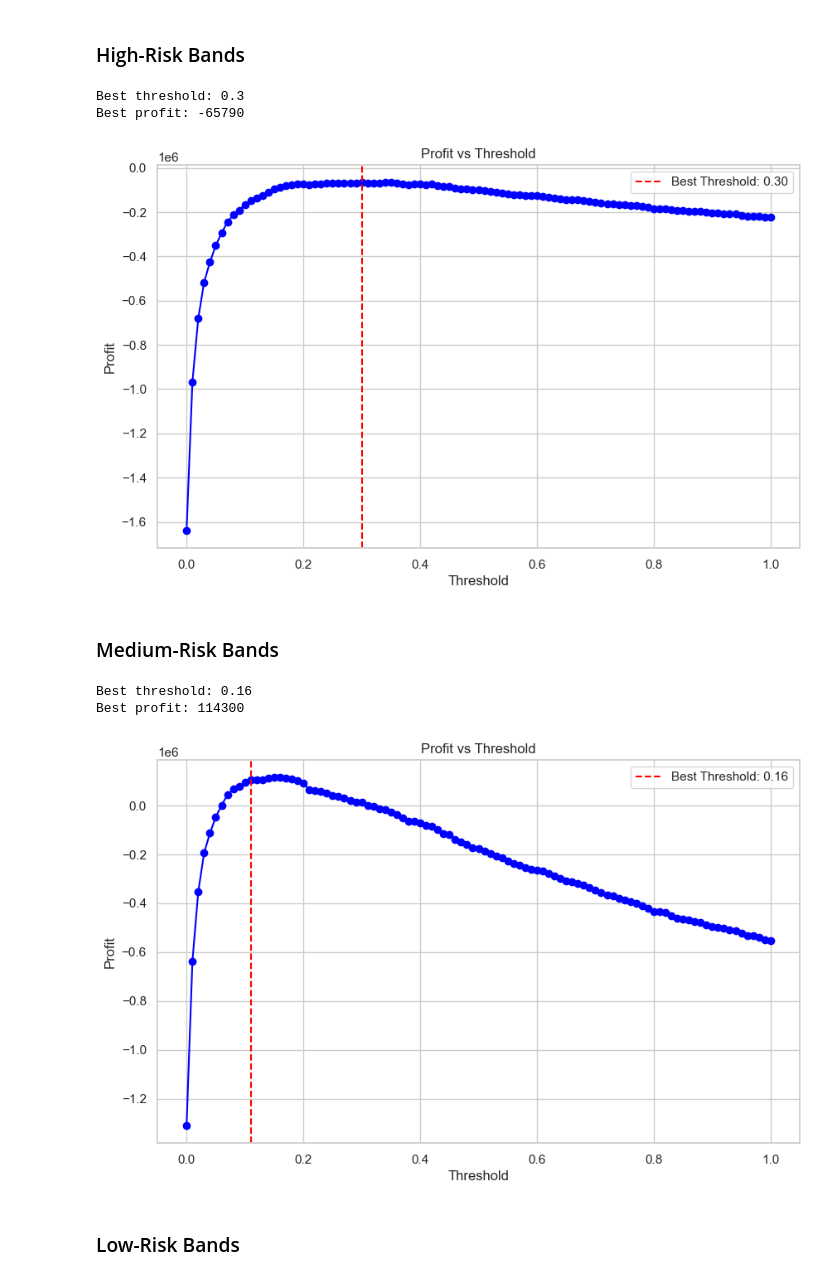
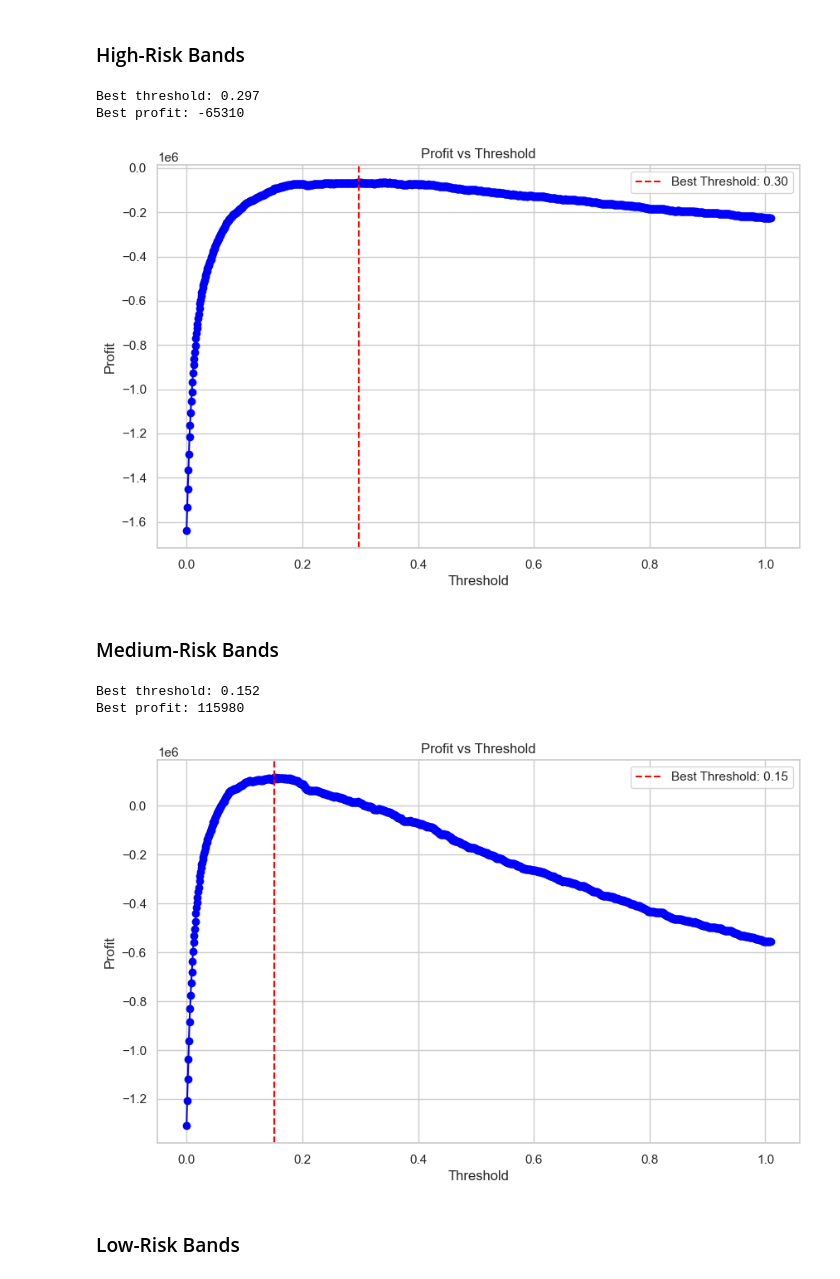
Before and after one commit to rickyjcg22/sales_success_prediction, a Jupyter notebook: model_logreg.ipynb, the cells around one changed output. Cells and saved outputs as stored; diff of their text form; code cells hidden in the pictures.

```diff
--- a/model_logreg.ipynb
+++ b/model_logreg.ipynb
@@ -206,8 +289,10 @@ Accuracy Score for Best Model: 0.8537
 ### High-Risk Bands
 # %%
 # Setting up thresholds and profit placeholder
-thresholds = np.arange(0.0, 1.01, 0.01)
+thresholds = np.arange(0.0, 1.01, 0.001)
 profits_high = []
+tp_at_best_high = []
+fn_at_best_high = []
 
 # Defining a profit function for high-risk customers
 for t in thresholds:
@@ -226,6 +311,8 @@ for t in thresholds:
 
     profit = (TP * tp_gain) - (FP * fp_cost) - (FN * fn_cost)
     profits_high.append(profit)
+    tp_at_best_high.append(TP)
+    fn_at_best_high.append(FN)
 
 best_idx_high = np.argmax(profits_high)
 best_threshold_high = thresholds[best_idx_high]
@@ -245,6 +332,6 @@ plt.legend()
 plt.grid(True)
 plt.show()
 # %% [output]
-Best threshold: 0.3
-Best profit: -65790
+Best threshold: 0.297
+Best profit: -65310
-[figure, old version]
+[figure, new version]
@@ -252,8 +342,10 @@ Best profit: -65790
 ### Medium-Risk Bands
 # %%
 # Setting up thresholds and profit placeholder
-thresholds = np.arange(0.0, 1.01, 0.01)
+thresholds = np.arange(0.0, 1.01, 0.001)
 profits_mid = []
+tp_at_best_mid = []
+fn_at_best_mid = []
 
 # Defining a profit function for high-risk customers
 for t in thresholds:
@@ -263,34 +355,36 @@ for t in thresholds:
     # Assuming profit calculation based on confusion matrix
     # Example: Profit = (TP * profit_per_positive) - (FP * cost_per_false_positive) - (FN * cost_per_false_negative)
     tp_gain = 705  # Example profit for true positives
     fp_cost = 300  # Example cost for false positives
     fn_cost = tp_gain  # Example cost for false negatives
 
     TP = cm_thresholded[1, 1]
     FP = cm_thresholded[0, 1]
     FN = cm_thresholded[1, 0]
 
     profit = (TP * tp_gain) - (FP * fp_cost) - (FN * fn_cost)
     profits_mid.append(profit)
+    tp_at_best_mid.append(TP)
+    fn_at_best_mid.append(FN)
 
 best_idx_mid = np.argmax(profits_mid)
 best_threshold_mid = thresholds[best_idx_mid]
 best_profit = profits_mid[best_idx_mid]
 
 print(f'Best threshold: {best_threshold_mid}')
 print(f'Best profit: {best_profit}')
 
 # Plotting profit vs threshold
 plt.figure(figsize=(10, 6))
 plt.plot(thresholds, profits_mid, marker='o', color='blue')
-plt.axvline(x=best_threshold, color='red', linestyle='--', label=f'Best Threshold: {best_threshold_mid:.2f}')
+plt.axvline(x=best_threshold_mid, color='red', linestyle='--', label=f'Best Threshold: {best_threshold_mid:.2f}')
 plt.title('Profit vs Threshold')
 plt.xlabel('Threshold')
 plt.ylabel('Profit')
 plt.legend()
 plt.grid(True)
 plt.show()
 # %% [output]
-Best threshold: 0.16
-Best profit: 114300
+Best threshold: 0.152
+Best profit: 115980
-[figure, old version]
+[figure, new version]
```
Also changed, not shown: parts of 14 cells of this notebook.
